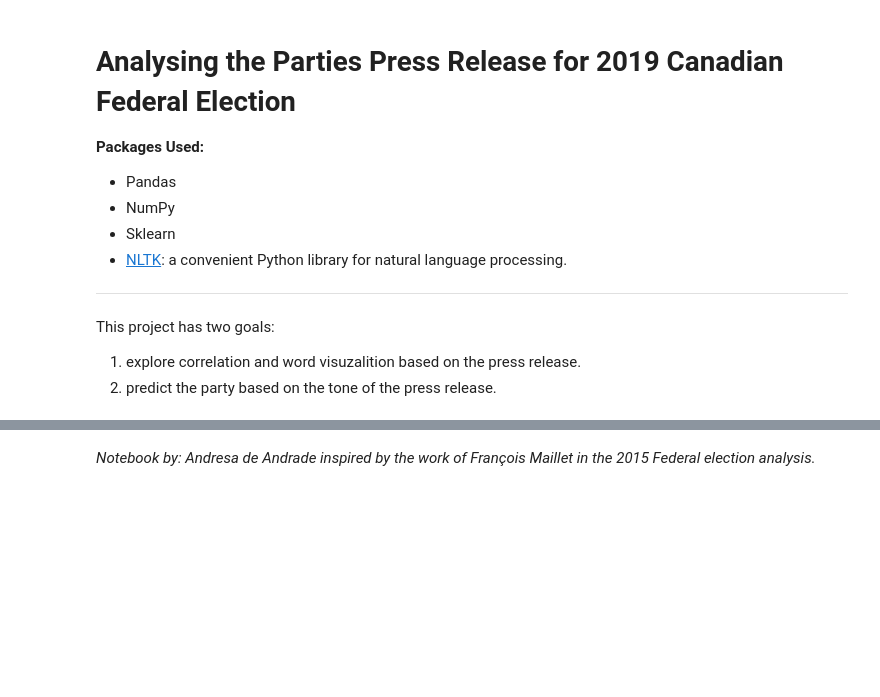
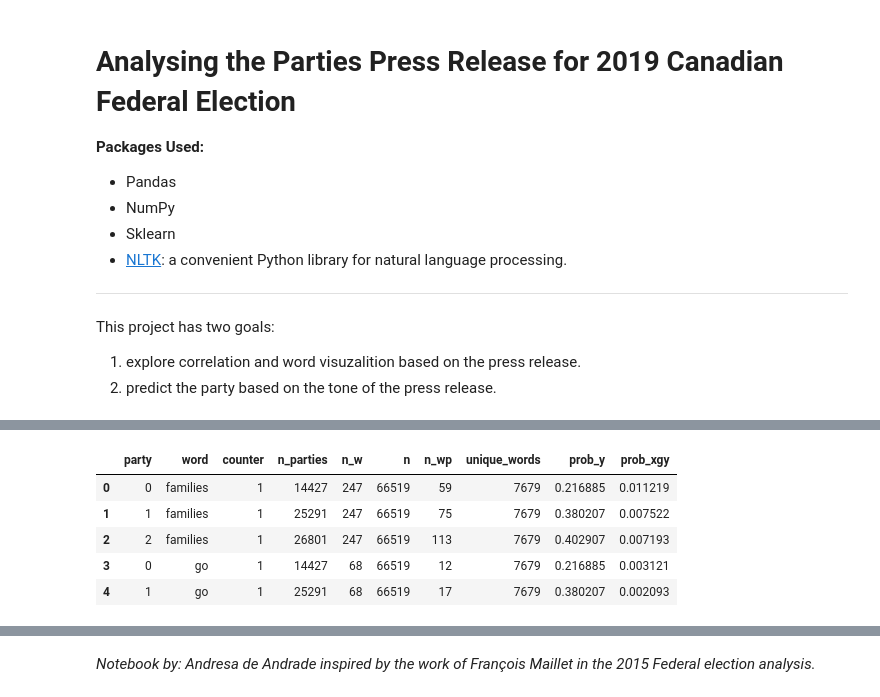
Before and after one commit to dresenhista/canada_election2019, a Jupyter notebook: election2019.ipynb, the cells around one changed output, grey strips where cells are left out. Drawn from its saved outputs; the diff is of its cells as text; code cells hidden in the pictures; blank space fills up the shorter version.

```diff
--- a/election2019.ipynb
+++ b/election2019.ipynb
@@ -63,0 +150,27 @@ priors: {'liberal': 0.29739776951672864, 'NDP': 0.5055762081784386, 'conservativ
+# %%
+#counts the frequency
+rows = list()
+for row in training_set[['party', 'words']].iterrows():
+    r = row[1]
+    #print(r)
+    for word in r.words:
+        rows.append((r.party, word))
+single_words = pd.DataFrame(rows, columns=['party', 'word'])
+single_words['counter'] = 1
+
+
+
+#count total words of party
+single_words['n_parties']= single_words.groupby('party')['counter'].transform('sum')
+
+#count the frequency of words
+counts = single_words.groupby('word')\
+    .agg({'counter':'sum'})\
+    .rename(columns={'counter':'n_w'})
+counts = counts.reset_index(level=['word'])
+
+#counts the frequency of words by party
+counts2 = single_words.groupby(['word', 'party'])\
+    .agg({'counter':'sum'})\
+    .rename(columns={'counter':'n_wp'})
+counts2 = counts2.reset_index()
@@ -63,0 +183,22 @@ priors: {'liberal': 0.29739776951672864, 'NDP': 0.5055762081784386, 'conservativ
+# %%
+#created the contigence table
+contigence_table = pd.merge(single_words, counts, on=['word'])
+contigence_table['n'] =len(contigence_table['word'])
+contigence_table = contigence_table.drop_duplicates(keep='last')
+contigence_table = pd.merge(contigence_table, counts2, on=['word', 'party'])
+n_uniques = contigence_table['word'].nunique()
+contigence_table['unique_words'] = n_uniques
+contigence_table['prob_y'] = contigence_table['n_parties']/contigence_table['n']
+#contigence_table['prob_x'] = (1 + contigence_table['n_w'])/contigence_table['n'] #+1 forlaplace smoother
+#contigence_table['prob_xay'] = (1 + contigence_table['n_wp'])/contigence_table['n'] #+1 forlaplace smoother
+contigence_table['prob_xgy'] = (1 + contigence_table['n_w'])/(contigence_table['unique_words']+contigence_table['n_parties']) #+1 forlaplace smoother
+#contigence_table['prob_ygx'] = (1 + contigence_table['n_wp'])/contigence_table['n_parties'] #+1 forlaplace smoother
+
+contigence_table.head()
+# %% [output]
+|  | party | word | counter | n_parties | n_w | n | n_wp | unique_words | prob_y | prob_xgy |
+| 0 | 0 | families | 1 | 14427 | 247 | 66519 | 59 | 7679 | 0.216885 | 0.011219 |
+| 1 | 1 | families | 1 | 25291 | 247 | 66519 | 75 | 7679 | 0.380207 | 0.007522 |
+| 2 | 2 | families | 1 | 26801 | 247 | 66519 | 113 | 7679 | 0.402907 | 0.007193 |
+| 3 | 0 | go | 1 | 14427 | 68 | 66519 | 12 | 7679 | 0.216885 | 0.003121 |
+| 4 | 1 | go | 1 | 25291 | 68 | 66519 | 17 | 7679 | 0.380207 | 0.002093 |
```
Also changed, not shown: parts of 31 cells of this notebook, 7 other files.
